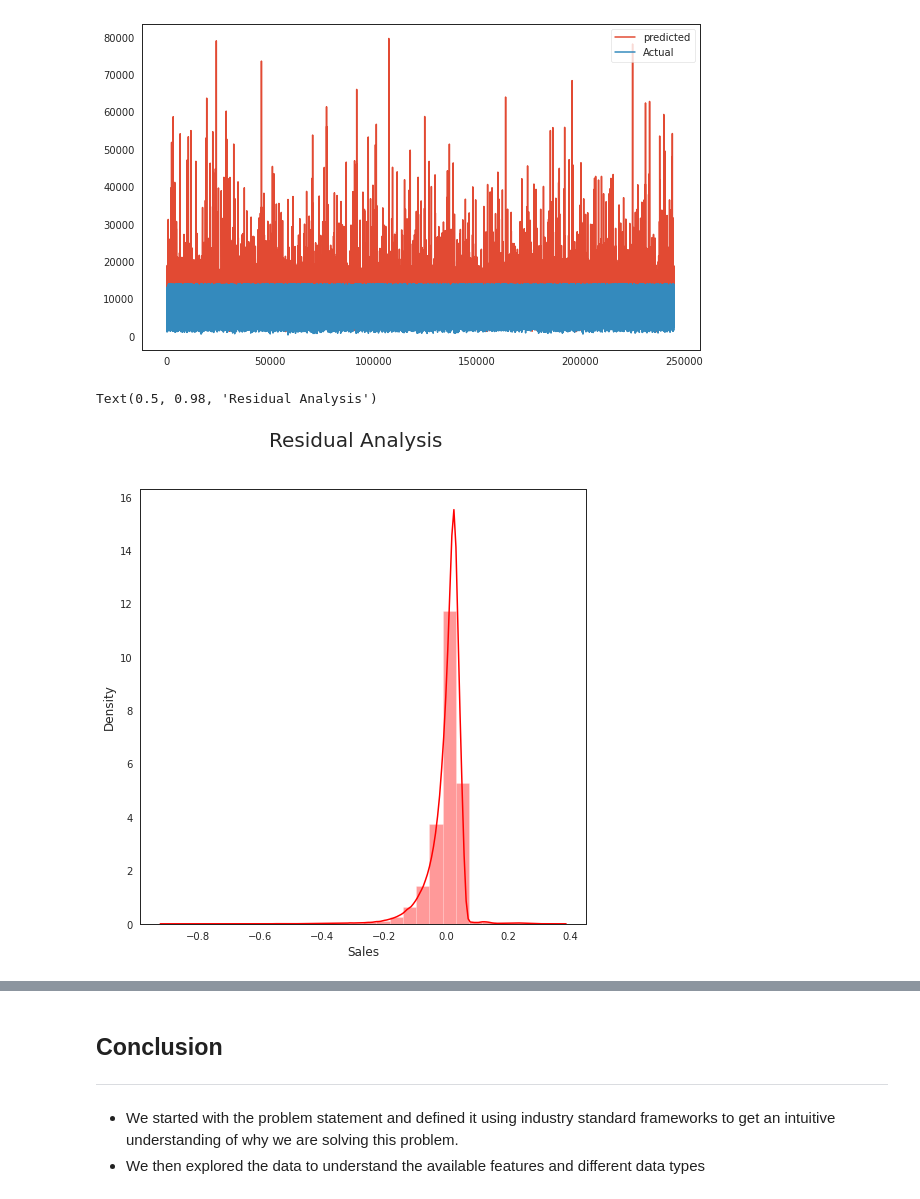
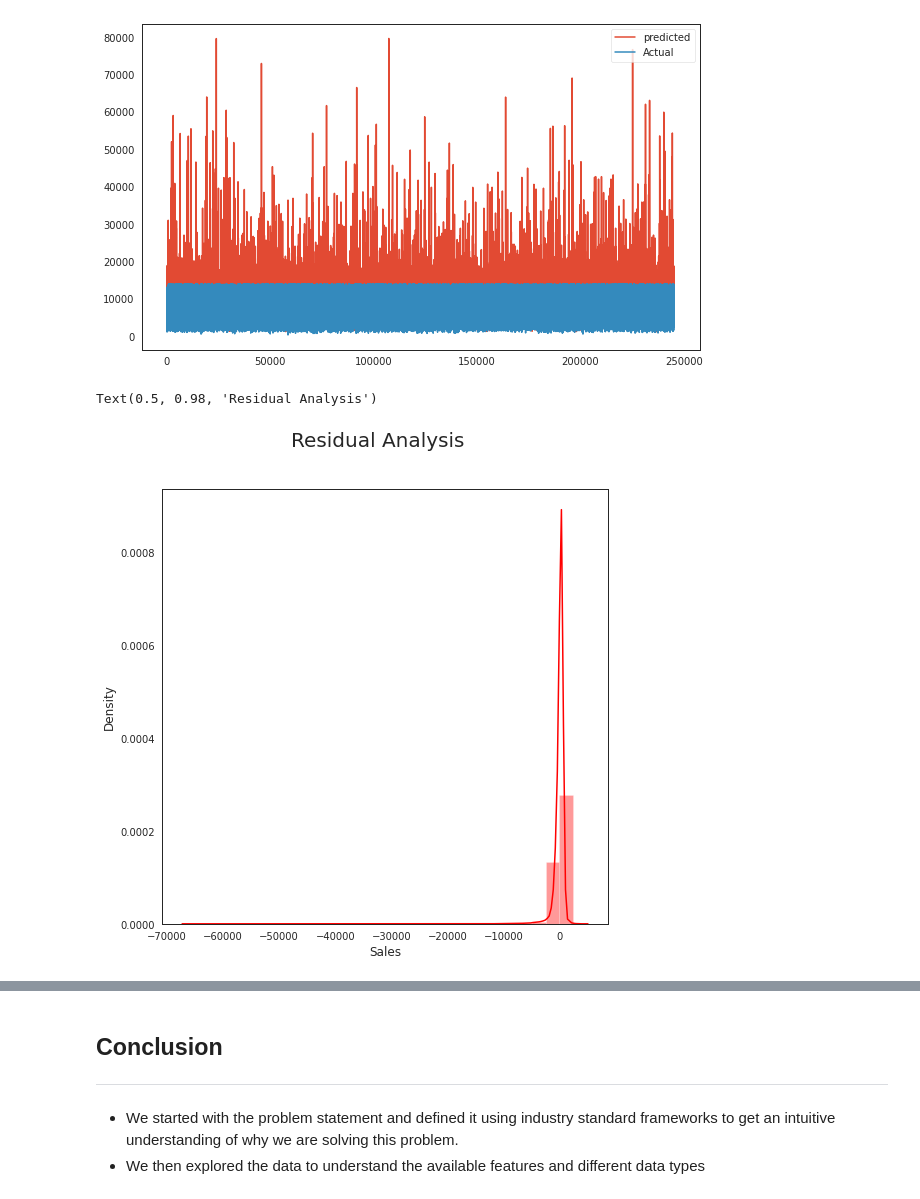
Before and after one commit to vicksypython/Retail-price-prediction-, a Jupyter notebook: ML_Retail_price_prediction_capstone_proj.ipynb, the cells around one changed output, grey strips where cells are left out. Cells and saved outputs as stored; diff of their text form; code cells hidden in the pictures.

```diff
--- a/ML_Retail_price_prediction_capstone_proj.ipynb
+++ b/ML_Retail_price_prediction_capstone_proj.ipynb
@@ -634,15 +632,17 @@ ds_new['CompetitionOpen'] = (ds_new['Year'] - ds_new['CompetitionOpenSinceYear']
 ds_new['CompetitionOpen'] = ds_new['CompetitionOpen'].apply(lambda x:0 if x < 0 else x)
 #dropping both the columns
 ds_new.drop(['CompetitionOpenSinceMonth','CompetitionOpenSinceYear'], axis=1,inplace=True)
+# %%
+df = ds_new.copy()
 # %%
 
 #changing promo2 features into meaningful inputs
 #combining promo2 to total months
 
-ds_new['Promo2Open'] = (ds_new['Year'] - ds_new['Promo2SinceYear'])*12 + (ds_new['WeekOfYear'] - ds_new['Promo2SinceWeek'])*0.230137
+df['Promo2Open'] = (df['Year'] - df['Promo2SinceYear'])*12 + (df['WeekOfYear'] - df['Promo2SinceWeek'])*0.230137
 
 #correcting the neg values
-ds_new['Promo2Open'] = ds_new['Promo2Open'].apply(lambda x:0 if x < 0 else x)*ds_new['Promo2']
+df['Promo2Open'] = df['Promo2Open'].apply(lambda x:0 if x < 0 else x)*df['Promo2']
 
 #creating a feature for promo interval and checking if promo2 was running in the sale month
 def promo2running(df):
@@ -657,8 +657,8 @@ def promo2running(df):
     return 0
 
 #Applying
-ds_new['Promo2running'] = ds_new.apply(promo2running,axis=1)*ds_new['Promo2']
+df['Promo2running'] = df.apply(promo2running,axis=1)*df['Promo2']
 
 #Dropping unecessary columns
-ds_new.drop(['Promo2SinceYear','Promo2SinceWeek','PromoInterval'],axis=1,inplace=True)
+df.drop(['Promo2SinceYear','Promo2SinceWeek','PromoInterval','Date'],axis=1,inplace = True)
 # %%
@@ -676,2 +674,5 @@ Index(['Store', 'DayOfWeek', 'Date', 'Sales', 'Customers', 'Promo',
 pd.pandas.set_option('display.max_columns', None)
+# %%
+#creating one hot encodind
+df = pd.get_dummies(df,columns=['StoreType','Assortment','StateHoliday','Season'])
 # %%
@@ -732,9 +734,9 @@ calc_vif(ds_new[[i for i in ds_new.describe().columns if i not in ['Year','Sales
 ## **Setting Features and Target Variables**
 # %%
 from scipy.stats import zscore
-x_df= ds_new.drop(['Sales','Store','Year','Season'] , axis = 1)
+x_df= df.drop(['Sales','Store'] , axis = 1)
 X = x_df.apply(zscore)
-Y =np.log10( ds_new.Sales)
+Y =np.log10( df.Sales)
 # %%
 X.head()
 # %% [output]
@@ -1032,12 +1044,12 @@ plt.show()
 # %%
 #Resuldual Analysis
 fig = plt.figure(figsize =(8,8))
-sns.distplot(((Y_test)- (y_pred_lasso)),bins = 30,color = 'r')
+sns.distplot((10**(Y_test)- 10**(y_pred_lasso)),bins = 30,color = 'r')
 #plot label
 fig.suptitle("Residual Analysis",fontsize = 20)
 # %% [output]
 Text(0.5, 0.98, 'Residual Analysis')
-[figure, old version]
+[figure, new version]
 # %%
 # hetrosacadaicty
 plt.scatter(10**(y_pred_lasso),10**(Y_test)-10**(y_pred_lasso),c= 'r')
```
Also changed, not shown: parts of 61 cells of this notebook.
